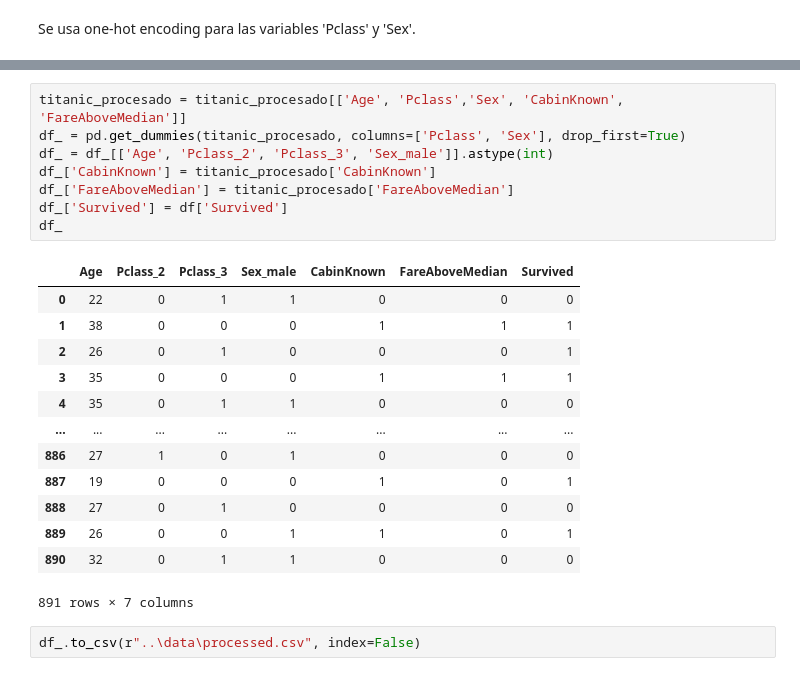
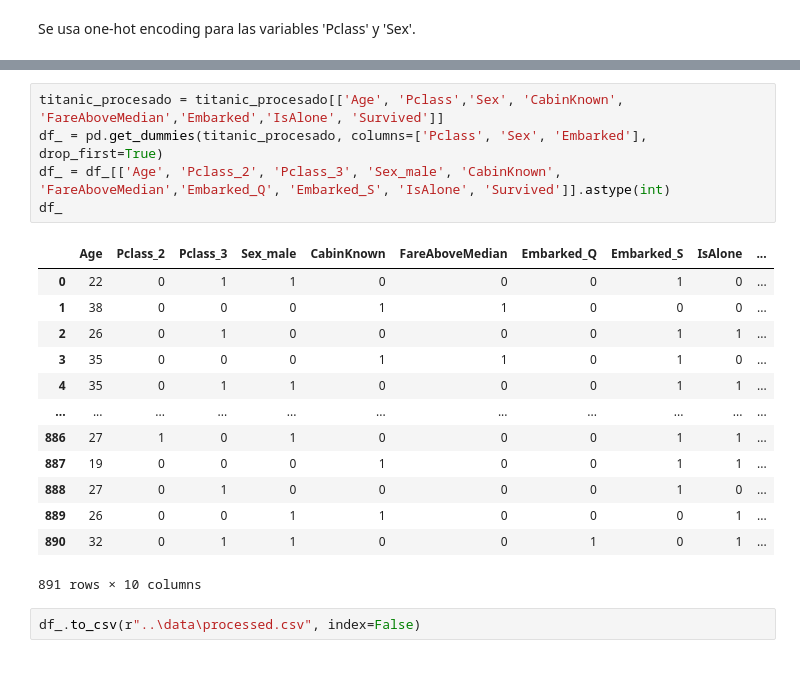
Before and after one commit to fernanda8371/titanic-ml-project, a Jupyter notebook: notebooks/02_Preprocessing.ipynb, the cells around one changed output, grey strips where cells are left out. Saved outputs shown, nothing was run; the diff lists cells and outputs as text.

```diff
--- a/notebooks/02_Preprocessing.ipynb
+++ b/notebooks/02_Preprocessing.ipynb
@@ -602,24 +617,21 @@ Se usa one-hot encoding para las variables 'Pclass' y 'Sex'.
 # %%
-titanic_procesado = titanic_procesado[['Age', 'Pclass','Sex', 'CabinKnown', 'FareAboveMedian']]
-df_ = pd.get_dummies(titanic_procesado, columns=['Pclass', 'Sex'], drop_first=True)
-df_ = df_[['Age', 'Pclass_2', 'Pclass_3', 'Sex_male']].astype(int)
-df_['CabinKnown'] = titanic_procesado['CabinKnown']
-df_['FareAboveMedian'] = titanic_procesado['FareAboveMedian']
-df_['Survived'] = df['Survived']
+titanic_procesado = titanic_procesado[['Age', 'Pclass','Sex', 'CabinKnown', 'FareAboveMedian','Embarked','IsAlone', 'Survived']]
+df_ = pd.get_dummies(titanic_procesado, columns=['Pclass', 'Sex', 'Embarked'], drop_first=True)
+df_ = df_[['Age', 'Pclass_2', 'Pclass_3', 'Sex_male', 'CabinKnown', 'FareAboveMedian','Embarked_Q', 'Embarked_S', 'IsAlone', 'Survived']].astype(int)
 df_
 # %% [output]
-|  | Age | Pclass_2 | Pclass_3 | Sex_male | CabinKnown | FareAboveMedian | Survived |
-| 0 | 22 | 0 | 1 | 1 | 0 | 0 | 0 |
-| 1 | 38 | 0 | 0 | 0 | 1 | 1 | 1 |
-| 2 | 26 | 0 | 1 | 0 | 0 | 0 | 1 |
-| 3 | 35 | 0 | 0 | 0 | 1 | 1 | 1 |
-| 4 | 35 | 0 | 1 | 1 | 0 | 0 | 0 |
-| ... | ... | ... | ... | ... | ... | ... | ... |
-| 886 | 27 | 1 | 0 | 1 | 0 | 0 | 0 |
-| 887 | 19 | 0 | 0 | 0 | 1 | 0 | 1 |
-| 888 | 27 | 0 | 1 | 0 | 0 | 0 | 0 |
-| 889 | 26 | 0 | 0 | 1 | 1 | 0 | 1 |
-| 890 | 32 | 0 | 1 | 1 | 0 | 0 | 0 |
+|  | Age | Pclass_2 | Pclass_3 | Sex_male | CabinKnown | FareAboveMedian | Embarked_Q | Embarked_S | IsAlone | ... |
+| 0 | 22 | 0 | 1 | 1 | 0 | 0 | 0 | 1 | 0 | ... |
+| 1 | 38 | 0 | 0 | 0 | 1 | 1 | 0 | 0 | 0 | ... |
+| 2 | 26 | 0 | 1 | 0 | 0 | 0 | 0 | 1 | 1 | ... |
+| 3 | 35 | 0 | 0 | 0 | 1 | 1 | 0 | 1 | 0 | ... |
+| 4 | 35 | 0 | 1 | 1 | 0 | 0 | 0 | 1 | 1 | ... |
+| ... | ... | ... | ... | ... | ... | ... | ... | ... | ... | ... |
+| 886 | 27 | 1 | 0 | 1 | 0 | 0 | 0 | 1 | 1 | ... |
+| 887 | 19 | 0 | 0 | 0 | 1 | 0 | 0 | 1 | 1 | ... |
+| 888 | 27 | 0 | 1 | 0 | 0 | 0 | 0 | 1 | 0 | ... |
+| 889 | 26 | 0 | 0 | 1 | 1 | 0 | 0 | 0 | 1 | ... |
+| 890 | 32 | 0 | 1 | 1 | 0 | 0 | 1 | 0 | 1 | ... |
-891 rows × 7 columns
+891 rows × 10 columns
 # %%
 df_.to_csv(r"..\data\processed.csv", index=False)
```
Also changed, not shown: parts of 5 cells of this notebook, 3 other files.
